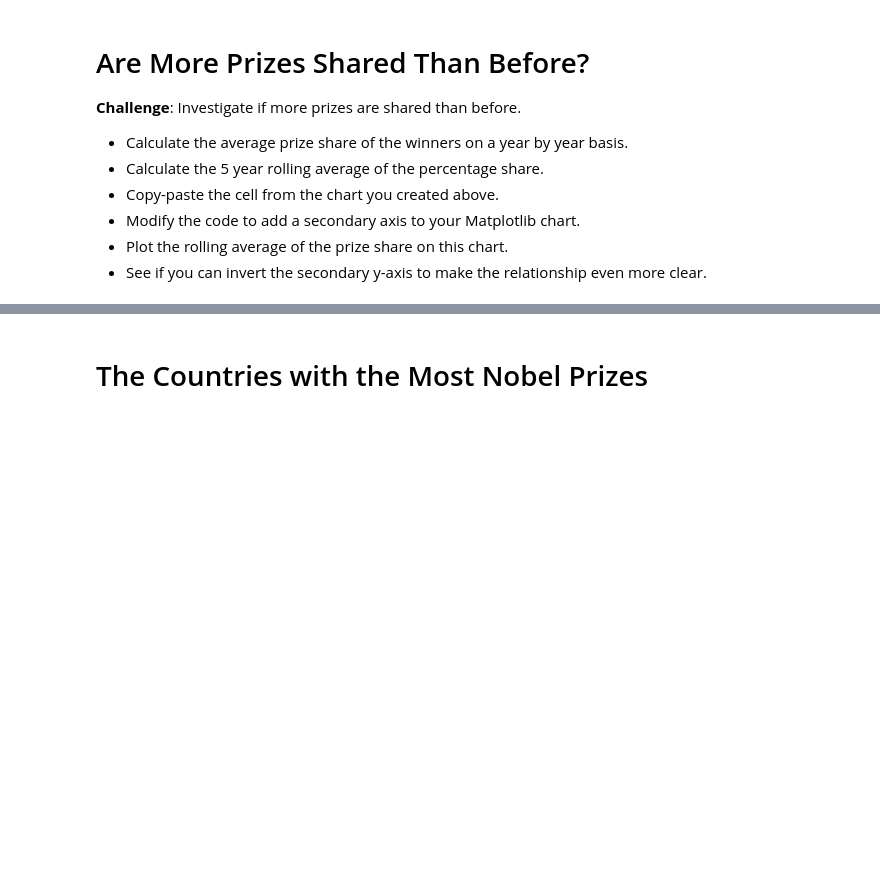
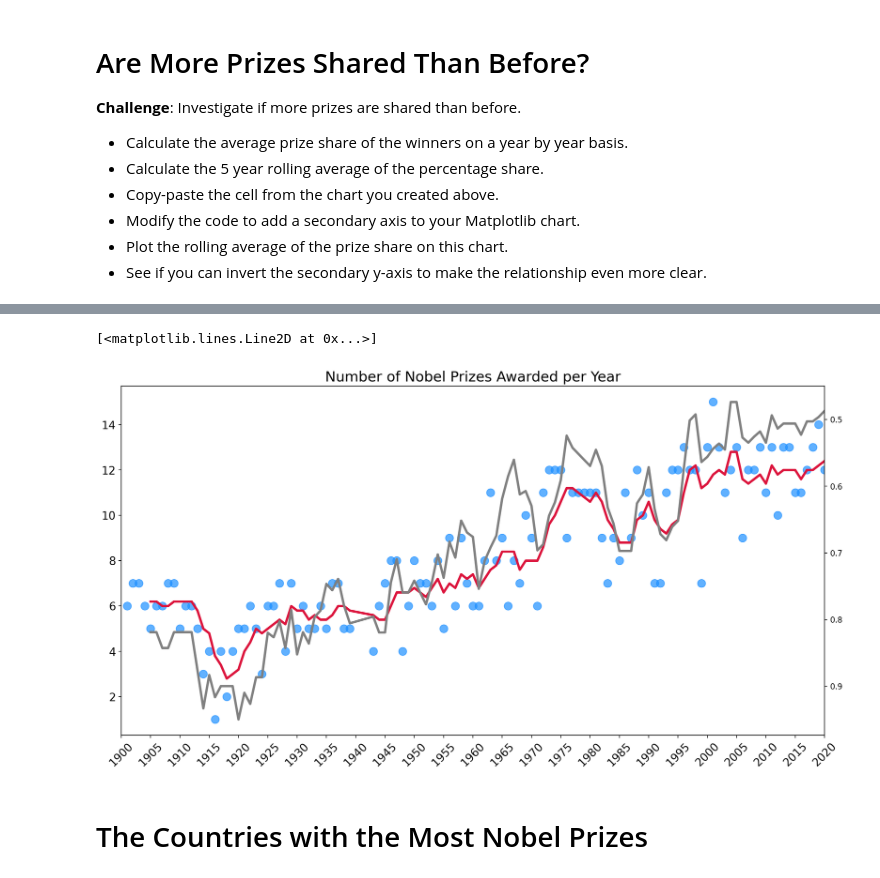
Before and after one commit to yildizramazan/nobel-prize-analysis, a Jupyter notebook: Nobel_Prize_Analysis_(start).ipynb, the cells around one changed output, grey strips where cells are left out. Saved outputs shown, nothing was run; the diff lists cells and outputs as text; code cells hidden in the pictures; blank space fills up the shorter version.

```diff
--- a/Nobel_Prize_Analysis_(start).ipynb
+++ b/Nobel_Prize_Analysis_(start).ipynb
@@ -371,3 +473,36 @@ v_bar_split.show()
+# %%
+plt.figure(figsize=(16,8), dpi=200)
+plt.title('Number of Nobel Prizes Awarded per Year', fontsize=18)
+plt.yticks(fontsize=14)
+plt.xticks(ticks=np.arange(1900, 2021, step=5),
+           fontsize=14,
+           rotation=45)
+
+ax1 = plt.gca()
+ax2 = ax1.twinx()
+ax1.set_xlim(1900, 2020)
+
+# Can invert axis
+ax2.invert_yaxis()
+
+ax1.scatter(x=prize_per_year.index,
+           y=prize_per_year.values,
+           c='dodgerblue',
+           alpha=0.7,
+           s=100,)
+
+ax1.plot(prize_per_year.index,
+        moving_average.values,
+        c='crimson',
+        linewidth=3,)
+
+ax2.plot(prize_per_year.index,
+        share_moving_average.values,
+        c='grey',
+        linewidth=3,)
+# %% [output]
+[<matplotlib.lines.Line2D at 0x...>]
+[figure, added]
 # %% [markdown]
 # The Countries with the Most Nobel Prizes
 # %% [markdown]
```
Also changed, not shown: parts of 6 cells of this notebook.
